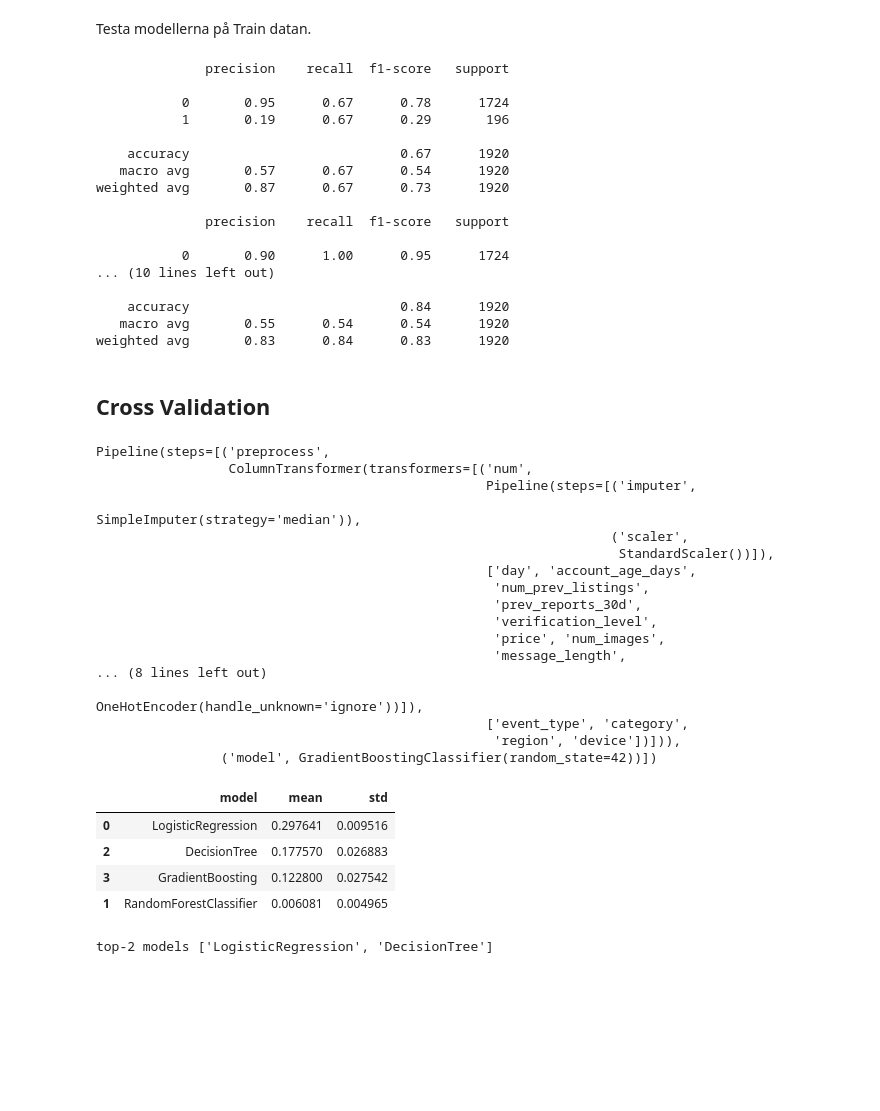
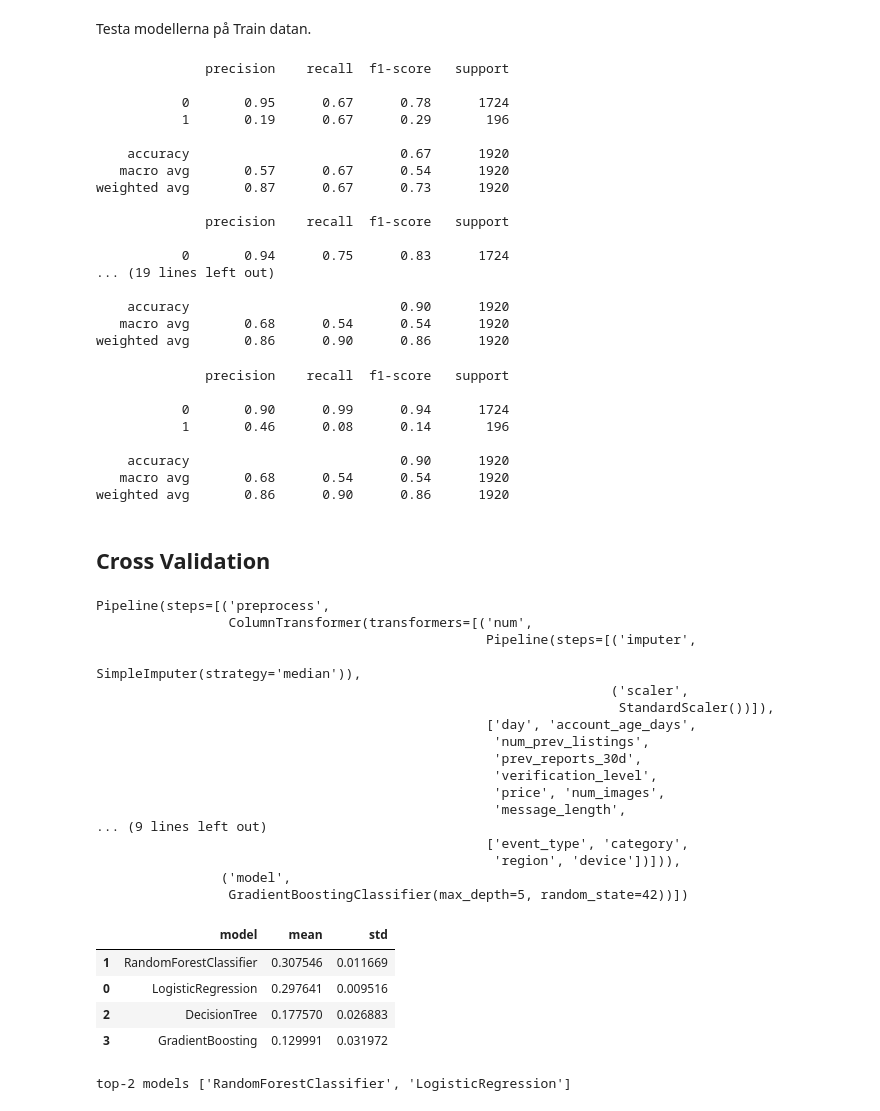
Before and after one commit to MagdalenaPersson/Marketplace_Safety, a Jupyter notebook: report.ipynb, the cells around one changed output. Drawn from its saved outputs; the diff is of its cells as text; code cells hidden in the pictures; blank space fills up the shorter version.

```diff
--- a/report.ipynb
+++ b/report.ipynb
@@ -212,8 +212,11 @@ plt.show()
 # %% [markdown]
 Split data
 # %%
-X = df.drop(columns=['is_suspicious'])
-y = df['is_suspicious'].copy()
+
+
+X = df.drop(columns=["is_suspicious"])
+y = df["is_suspicious"]
+
 
 # Använd för K-fold eller cross validation
 X_train, X_test, y_train, y_test = train_test_split(
@@ -271,9 +284,9 @@ def make_model(model):
 Inställningar modeller
 # %%
 log_reg = LogisticRegression(max_iter=200, class_weight="balanced")
-rf = RandomForestClassifier(n_estimators=300, random_state=RANDOM_SEED, n_jobs=-1, class_weight="balanced_subsample")
+rf = RandomForestClassifier(n_estimators=300, max_depth=5, random_state=RANDOM_SEED, n_jobs=-1, class_weight="balanced_subsample")
 dt = DecisionTreeClassifier(random_state=RANDOM_SEED, class_weight="balanced")
-bg = GradientBoostingClassifier(random_state=RANDOM_SEED)
+gb = GradientBoostingClassifier(max_depth=5, random_state=RANDOM_SEED)
 # %% [markdown]
 Preprocessa modeller, kör dom genom pipeline
 # %%
@@ -310,10 +325,12 @@ Testa modellerna på Train datan.
 predicted_y_log_reg = processed_log_reg.predict(X_val)
 predicted_y_rf = processed_rf.predict(X_val)
 predicted_y_dt = processed_dt.predict(X_val)
+predicted_y_gb = processed_gb.predict(X_val)
 
 print(classification_report(y_val, predicted_y_log_reg))
 print(classification_report(y_val, predicted_y_rf))
 print(classification_report(y_val, predicted_y_dt))
+print(classification_report(y_val, predicted_y_gb))
 # %% [output]
               precision    recall  f1-score   support
 
@@ -326,24 +343,35 @@ weighted avg       0.87      0.67      0.73      1920
 
               precision    recall  f1-score   support
 
-           0       0.90      1.00      0.95      1724
-... (10 lines left out)
+           0       0.94      0.75      0.83      1724
+... (19 lines left out)
 
-    accuracy                           0.84      1920
-   macro avg       0.55      0.54      0.54      1920
-weighted avg       0.83      0.84      0.83      1920
+    accuracy                           0.90      1920
+   macro avg       0.68      0.54      0.54      1920
+weighted avg       0.86      0.90      0.86      1920
+# %%
+print(classification_report(y_val, predicted_y_gb))
+# %% [output]
+              precision    recall  f1-score   support
+
+           0       0.90      0.99      0.94      1724
+           1       0.46      0.08      0.14       196
+
+    accuracy                           0.90      1920
+   macro avg       0.68      0.54      0.54      1920
+weighted avg       0.86      0.90      0.86      1920
 # %% [markdown]
 ## Cross Validation
 # %%
 model_lr = make_model(log_reg)
 model_rf = make_model(rf)
 model_dt = make_model(dt)
-model_bg = make_model(bg)
+model_gb = make_model(gb)
 
 model_lr.fit(X_train, y_train)
 model_rf.fit(X_train, y_train)
 model_dt.fit(X_train, y_train)
-model_bg.fit(X_train, y_train)
+model_gb.fit(X_train, y_train)
 # %% [output]
 Pipeline(steps=[('preprocess',
                  ColumnTransformer(transformers=[('num',
@@ -357,39 +385,39 @@ Pipeline(steps=[('preprocess',
                                                    'verification_level',
                                                    'price', 'num_images',
                                                    'message_length',
-... (8 lines left out)
-                                                                   OneHotEncoder(handle_unknown='ignore'))]),
+... (9 lines left out)
                                                   ['event_type', 'category',
                                                    'region', 'device'])])),
-                ('model', GradientBoostingClassifier(random_state=42))])
+                ('model',
+                 GradientBoostingClassifier(max_depth=5, random_state=42))])
 # %%
 cv = StratifiedKFold(n_splits=5, shuffle=True, random_state=42)
 SCORING = "f1"
 # %%
 models = {
     "LogisticRegression": model_lr,
     "RandomForestClassifier": model_rf,
     "DecisionTree": model_dt,
-    "GradientBoosting": model_bg
+    "GradientBoosting": model_gb
 }
 
 
 baseline_rows = []
 
 for name, pipe in models.items():
     scores = cross_val_score(pipe, X_train, y_train, cv=cv, scoring=SCORING)
     baseline_rows.append({"model": name, "mean": scores.mean(), "std": scores.std()})
 
 baseline_table = pd.DataFrame(baseline_rows).sort_values("mean", ascending=False)
 baseline_table
 # %% [output]
 |  | model | mean | std |
+| 1 | RandomForestClassifier | 0.307546 | 0.011669 |
 | 0 | LogisticRegression | 0.297641 | 0.009516 |
 | 2 | DecisionTree | 0.177570 | 0.026883 |
-| 3 | GradientBoosting | 0.122800 | 0.027542 |
-| 1 | RandomForestClassifier | 0.006081 | 0.004965 |
+| 3 | GradientBoosting | 0.129991 | 0.031972 |
 # %%
 top2_models = baseline_table["model"].head(2).tolist()
 print("top-2 models", top2_models)
 # %% [output]
-top-2 models ['LogisticRegression', 'DecisionTree']
+top-2 models ['RandomForestClassifier', 'LogisticRegression']
```
Also changed, not shown: parts of 6 cells of this notebook, 1 other file.
